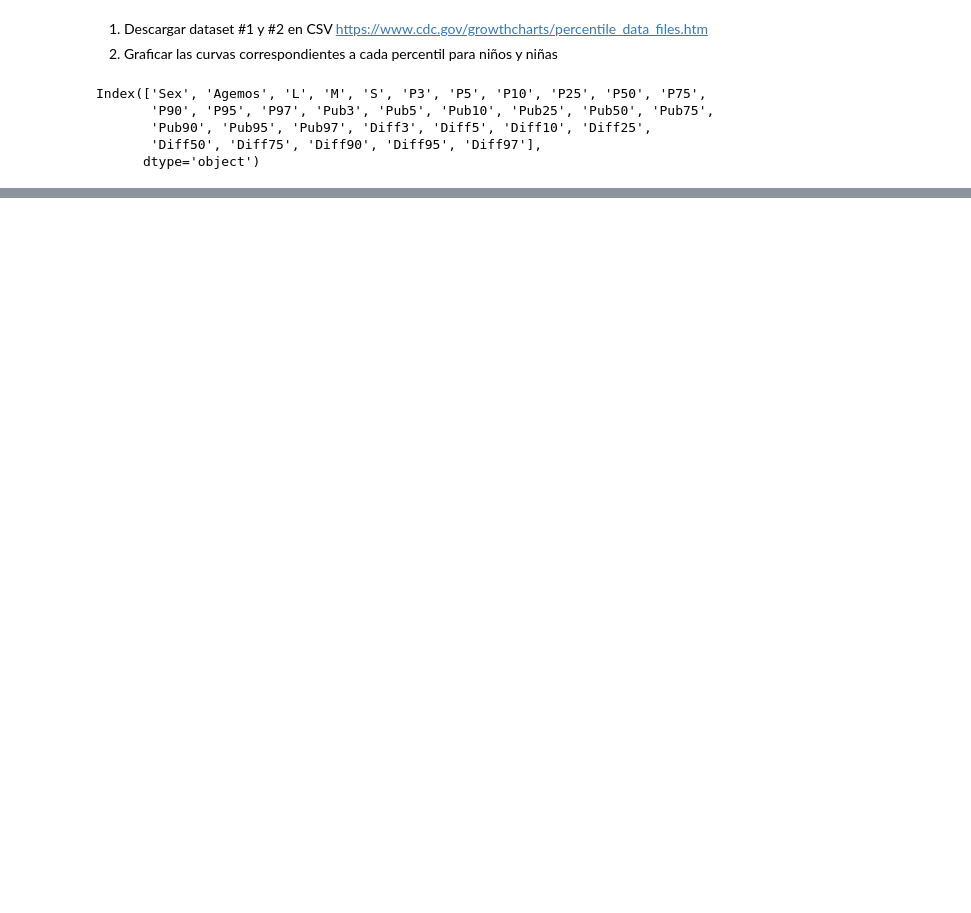
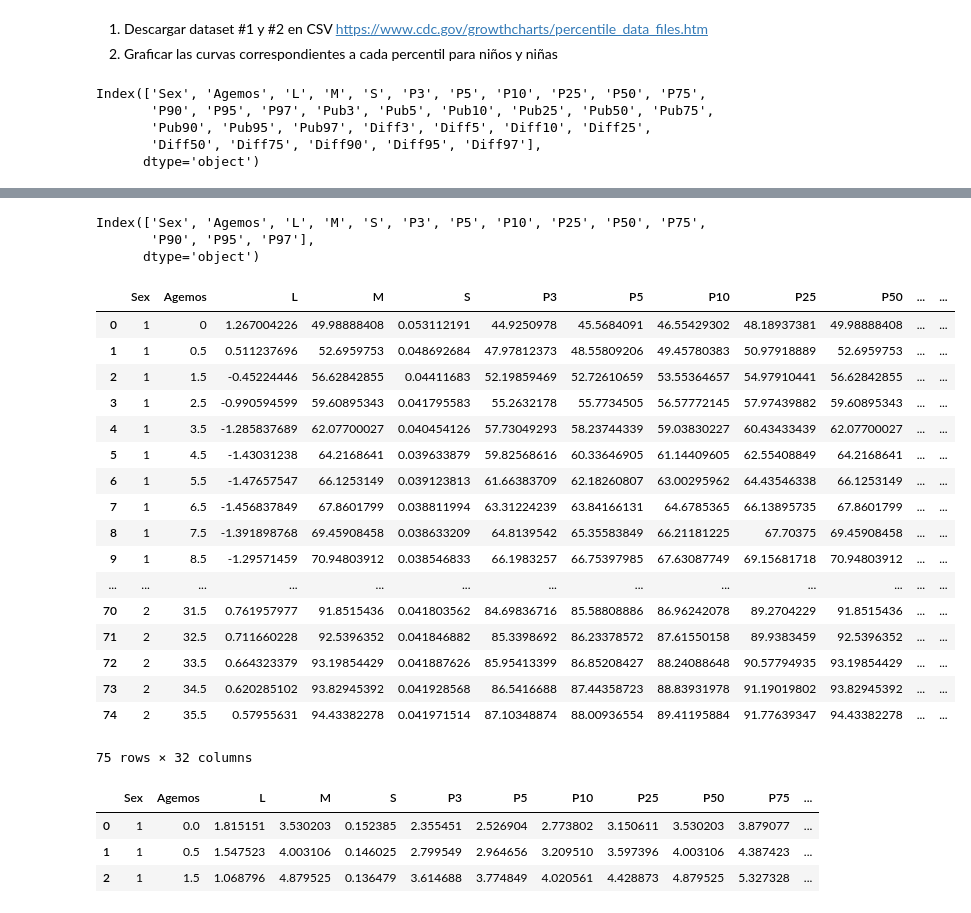
Before and after one commit to david-gonzalez/diplodatos, a Jupyter notebook: analisis_exploratorio_y_curacion_de_datos/Entregables/Tablas de Crecimiento/Percentiles Talla.ipynb, the cells around one changed output, grey strips where cells are left out. Saved outputs shown, nothing was run; the diff lists cells and outputs as text; code cells hidden in the pictures; blank space fills up the shorter version.

```diff
--- a/analisis_exploratorio_y_curacion_de_datos/Entregables/Tablas de Crecimiento/Percentiles Talla.ipynb
+++ b/analisis_exploratorio_y_curacion_de_datos/Entregables/Tablas de Crecimiento/Percentiles Talla.ipynb
@@ -27,0 +26,34 @@ ds.describe()
+# %%
+ds_talla.columns
+# %% [output]
+Index(['Sex', 'Agemos', 'L', 'M', 'S', 'P3', 'P5', 'P10', 'P25', 'P50', 'P75',
+       'P90', 'P95', 'P97'],
+      dtype='object')
+# %%
+ds_peso
+# %% [output]
+|  | Sex | Agemos | L | M | S | P3 | P5 | P10 | P25 | P50 | ... | ... |
+| 0 | 1 | 0 | 1.267004226 | 49.98888408 | 0.053112191 | 44.9250978 | 45.5684091 | 46.55429302 | 48.18937381 | 49.98888408 | ... | ... |
+| 1 | 1 | 0.5 | 0.511237696 | 52.6959753 | 0.048692684 | 47.97812373 | 48.55809206 | 49.45780383 | 50.97918889 | 52.6959753 | ... | ... |
+| 2 | 1 | 1.5 | -0.45224446 | 56.62842855 | 0.04411683 | 52.19859469 | 52.72610659 | 53.55364657 | 54.97910441 | 56.62842855 | ... | ... |
+| 3 | 1 | 2.5 | -0.990594599 | 59.60895343 | 0.041795583 | 55.2632178 | 55.7734505 | 56.57772145 | 57.97439882 | 59.60895343 | ... | ... |
+| 4 | 1 | 3.5 | -1.285837689 | 62.07700027 | 0.040454126 | 57.73049293 | 58.23744339 | 59.03830227 | 60.43433439 | 62.07700027 | ... | ... |
+| 5 | 1 | 4.5 | -1.43031238 | 64.2168641 | 0.039633879 | 59.82568616 | 60.33646905 | 61.14409605 | 62.55408849 | 64.2168641 | ... | ... |
+| 6 | 1 | 5.5 | -1.47657547 | 66.1253149 | 0.039123813 | 61.66383709 | 62.18260807 | 63.00295962 | 64.43546338 | 66.1253149 | ... | ... |
+| 7 | 1 | 6.5 | -1.456837849 | 67.8601799 | 0.038811994 | 63.31224239 | 63.84166131 | 64.6785365 | 66.13895735 | 67.8601799 | ... | ... |
+| 8 | 1 | 7.5 | -1.391898768 | 69.45908458 | 0.038633209 | 64.8139542 | 65.35583849 | 66.21181225 | 67.70375 | 69.45908458 | ... | ... |
+| 9 | 1 | 8.5 | -1.29571459 | 70.94803912 | 0.038546833 | 66.1983257 | 66.75397985 | 67.63087749 | 69.15681718 | 70.94803912 | ... | ... |
+| ... | ... | ... | ... | ... | ... | ... | ... | ... | ... | ... | ... | ... |
+| 70 | 2 | 31.5 | 0.761957977 | 91.8515436 | 0.041803562 | 84.69836716 | 85.58808886 | 86.96242078 | 89.2704229 | 91.8515436 | ... | ... |
+| 71 | 2 | 32.5 | 0.711660228 | 92.5396352 | 0.041846882 | 85.3398692 | 86.23378572 | 87.61550158 | 89.9383459 | 92.5396352 | ... | ... |
+| 72 | 2 | 33.5 | 0.664323379 | 93.19854429 | 0.041887626 | 85.95413399 | 86.85208427 | 88.24088648 | 90.57794935 | 93.19854429 | ... | ... |
+| 73 | 2 | 34.5 | 0.620285102 | 93.82945392 | 0.041928568 | 86.5416688 | 87.44358723 | 88.83931978 | 91.19019802 | 93.82945392 | ... | ... |
+| 74 | 2 | 35.5 | 0.57955631 | 94.43382278 | 0.041971514 | 87.10348874 | 88.00936554 | 89.41195884 | 91.77639347 | 94.43382278 | ... | ... |
+75 rows × 32 columns
+# %%
+ds_talla[:3]
+# %% [output]
+|  | Sex | Agemos | L | M | S | P3 | P5 | P10 | P25 | P50 | P75 | ... |
+| 0 | 1 | 0.0 | 1.815151 | 3.530203 | 0.152385 | 2.355451 | 2.526904 | 2.773802 | 3.150611 | 3.530203 | 3.879077 | ... |
+| 1 | 1 | 0.5 | 1.547523 | 4.003106 | 0.146025 | 2.799549 | 2.964656 | 3.209510 | 3.597396 | 4.003106 | 4.387423 | ... |
+| 2 | 1 | 1.5 | 1.068796 | 4.879525 | 0.136479 | 3.614688 | 3.774849 | 4.020561 | 4.428873 | 4.879525 | 5.327328 | ... |
```
Also changed, not shown: parts of 7 cells of this notebook, 1 other file.
